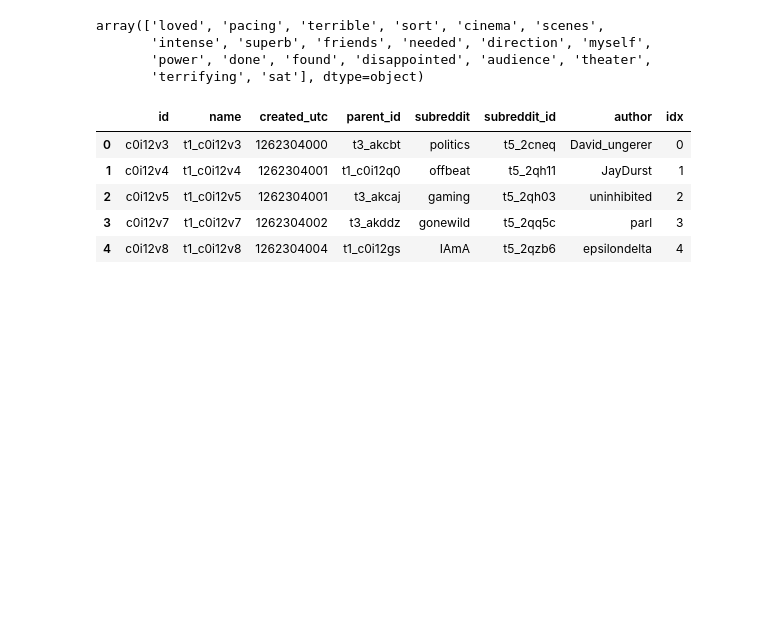
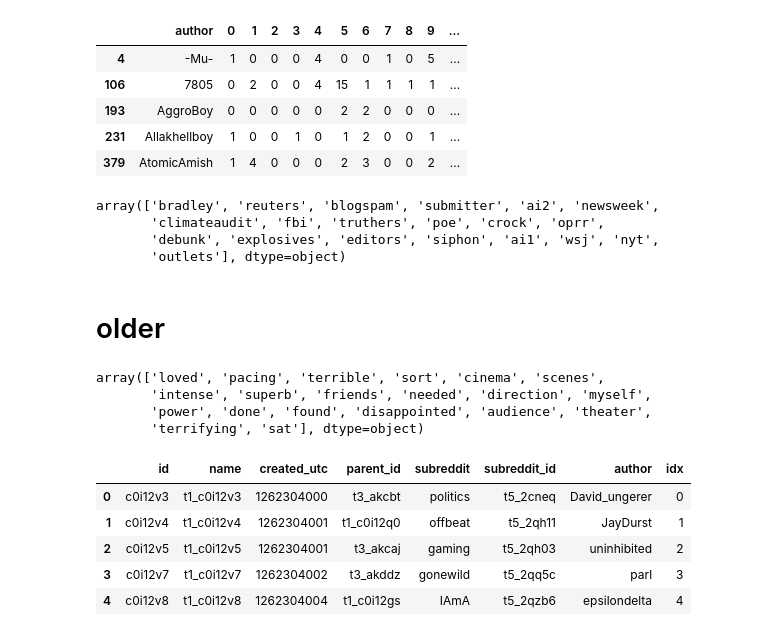
Before and after one commit to stmorse/gg, a Jupyter notebook: src/sandbox.ipynb, the cells around one changed output. Drawn from its saved outputs; the diff is of its cells as text; code cells hidden in the pictures; blank space fills up the shorter version.

```diff
--- a/src/sandbox.ipynb
+++ b/src/sandbox.ipynb
@@ -21,0 +87,10 @@ g = config['general']
+# %%
+uix = np.where(cm.labels_==22)[0]
+users.loc[uix[:5],:]
+# %% [output]
+|  | author | 0 | 1 | 2 | 3 | 4 | 5 | 6 | 7 | 8 | 9 | ... |
+| 4 | -Mu- | 1 | 0 | 0 | 0 | 4 | 0 | 0 | 1 | 0 | 5 | ... |
+| 106 | 7805 | 0 | 2 | 0 | 0 | 4 | 15 | 1 | 1 | 1 | 1 | ... |
+| 193 | AggroBoy | 0 | 0 | 0 | 0 | 0 | 2 | 2 | 0 | 0 | 0 | ... |
+| 231 | Allakhellboy | 1 | 0 | 0 | 1 | 0 | 1 | 2 | 0 | 0 | 1 | ... |
+| 379 | AtomicAmish | 1 | 4 | 0 | 0 | 0 | 2 | 3 | 0 | 0 | 2 | ... |
@@ -22,3 +100,12 @@ g = config['general']
+# %%
+tfidf['tfidf'][12]['keywords']
+# %% [output]
+array(['bradley', 'reuters', 'blogspam', 'submitter', 'ai2', 'newsweek',
+       'climateaudit', 'fbi', 'truthers', 'poe', 'crock', 'oprr',
+       'debunk', 'explosives', 'editors', 'siphon', 'ai1', 'wsj', 'nyt',
+       'outlets'], dtype=object)
+# %% [markdown]
+# older
 # %%
 with open(os.path.join(g['save_path'], 'sr/movies/tfidf/tfidf_2010-2.pkl'), 'rb') as f:
     tfidf = pickle.load(f)
```
Also changed, not shown: parts of 7 cells of this notebook, 3 other files.
